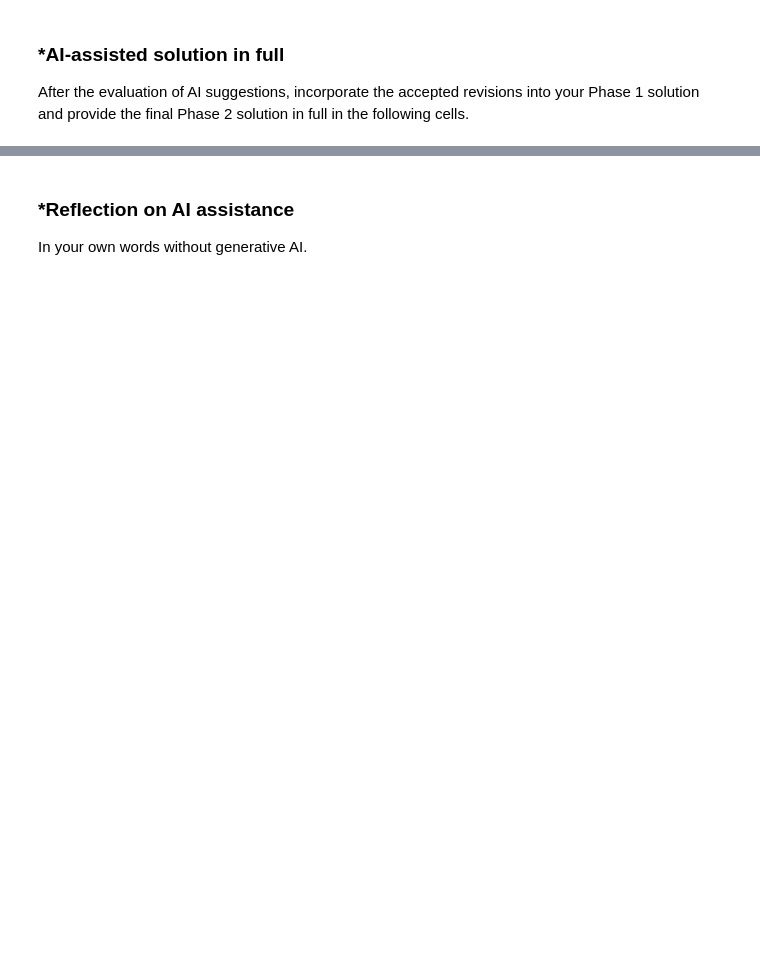
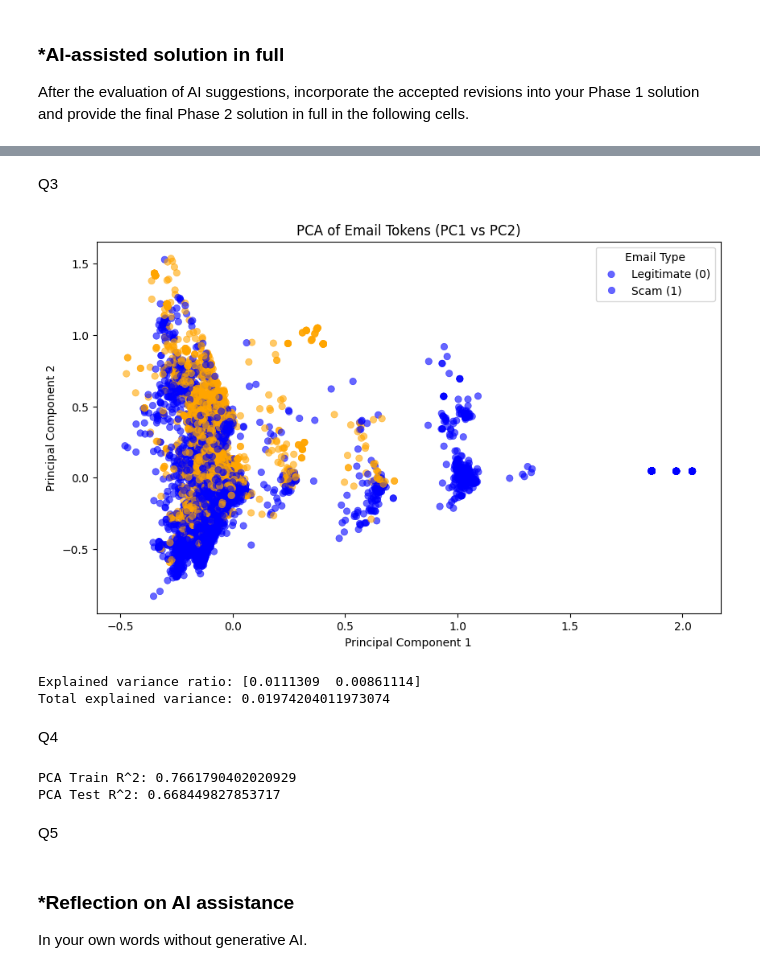
Before and after one commit to ayeshahabib01/A05-pca, a Jupyter notebook: notebook_5.ipynb, the cells around one changed output, grey strips where cells are left out. Cells and saved outputs as stored; diff of their text form; code cells hidden in the pictures; blank space fills up the shorter version.

```diff
--- a/notebook_5.ipynb
+++ b/notebook_5.ipynb
@@ -260,0 +362,68 @@ After the evaluation of AI suggestions, incorporate the accepted revisions into
+# %% [markdown]
+Q3
+# %%
+from sklearn.decomposition import PCA
+import matplotlib.pyplot as plt
+import seaborn as sns
+import pandas as pd
+
+# PCA decomposition with 2 components
+pca = PCA(n_components=2)
+X_pca = pca.fit_transform(X)
+
+# making a dataFrame to hold the new 2D components and the target variable
+pca_df = pd.DataFrame(X_pca, columns=['PC1', 'PC2'])
+pca_df['Email Type'] = y.values
+
+# plot the first two principal components in a scatter plot
+plt.figure(figsize=(10, 6))
+sns.scatterplot(
+    x='PC1',
+    y='PC2',
+    hue='Email Type',
+    data=pca_df,
+    palette=['blue', 'orange'],
+    alpha=0.6,
+    edgecolor=None
+)
+
+plt.title('PCA of Email Tokens (PC1 vs PC2)')
+plt.xlabel('Principal Component 1')
+plt.ylabel('Principal Component 2')
+plt.legend(title='Email Type', labels=['Legitimate (0)', 'Scam (1)'])
+plt.show()
+
+# explained variance
+print("Explained variance ratio:", pca.explained_variance_ratio_)
+print("Total explained variance:", pca.explained_variance_ratio_.sum())
+
+# looking at the produced plot, I see that the majority of the legitimate and scam emails heavily overlap on the left side.
+# this indicates that typical emails share a lot of common token overlap, which makes them hard to separate clearly in just two dimensions.
+# the data also stretches out along Principal Component 1 into distinct vertical bands as well as isolated outlier points on the far right.
+# The explained variance ratios indicate how much of the total variation is captured by each component.
+# since PCA is an unsupervised method, the components maximize variation in the features rather than directly separating phishing and legitimate emails.
+# %% [output]
+[figure, added]
+Explained variance ratio: [0.0111309  0.00861114]
+Total explained variance: 0.01974204011973074
+# %% [markdown]
+Q4
+# %%
+from sklearn.decomposition import PCA
+from sklearn.linear_model import LinearRegression
+
+# use PCA (with the 2,610 components)
+pca = PCA(n_components=2610, svd_solver='randomized', random_state=42)
+X_train_pca = pca.fit_transform(X_train)
+X_test_pca = pca.transform(X_test)
+
+# train linear regression on the components
+model_pca = LinearRegression()
+model_pca.fit(X_train_pca, y_train)
+
+# output the R^2 scores
+print("PCA Train R^2:", model_pca.score(X_train_pca, y_train))
+print("PCA Test R^2:", model_pca.score(X_test_pca, y_test))
+# %% [output]
+PCA Train R^2: 0.7661790402020929
+PCA Test R^2: 0.668449827853717
@@ -260,0 +432,2 @@ After the evaluation of AI suggestions, incorporate the accepted revisions into
+# %% [markdown]
+Q5
```
Also changed, not shown: parts of 17 cells of this notebook.
